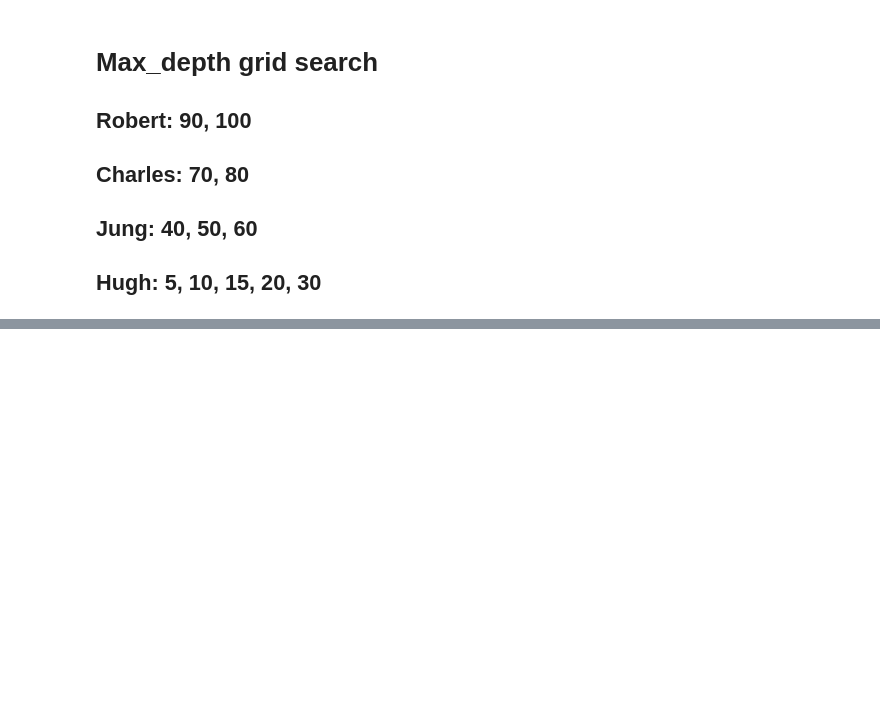
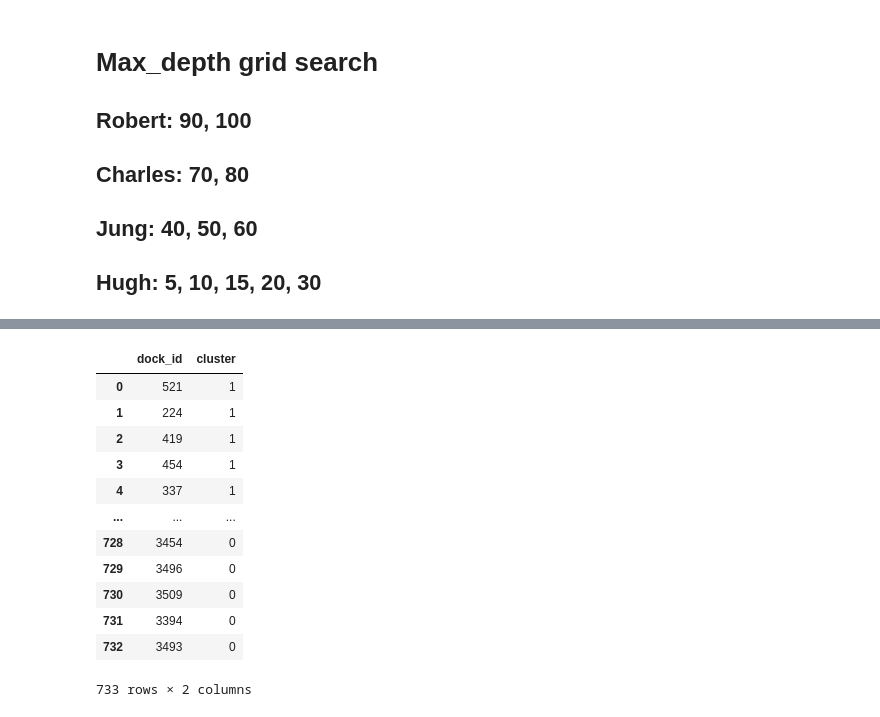
Before and after one commit to charles-v-phillips/citibike, a Jupyter notebook: charles/modeling/ML_modeling.ipynb, the cells around one changed output, grey strips where cells are left out. Cells and saved outputs as stored; diff of their text form; code cells hidden in the pictures; blank space fills up the shorter version.

```diff
--- a/charles/modeling/ML_modeling.ipynb
+++ b/charles/modeling/ML_modeling.ipynb
@@ -92,0 +92,17 @@ x.head()
+# %%
+new_clusters = pickle.load(open('../clusters.pkl', 'rb'))
+new_clusters
+# %% [output]
+|  | dock_id | cluster |
+| 0 | 521 | 1 |
+| 1 | 224 | 1 |
+| 2 | 419 | 1 |
+| 3 | 454 | 1 |
+| 4 | 337 | 1 |
+| ... | ... | ... |
+| 728 | 3454 | 0 |
+| 729 | 3496 | 0 |
+| 730 | 3509 | 0 |
+| 731 | 3394 | 0 |
+| 732 | 3493 | 0 |
+733 rows × 2 columns
```
Also changed, not shown: parts of 23 cells of this notebook, 12 other files.
